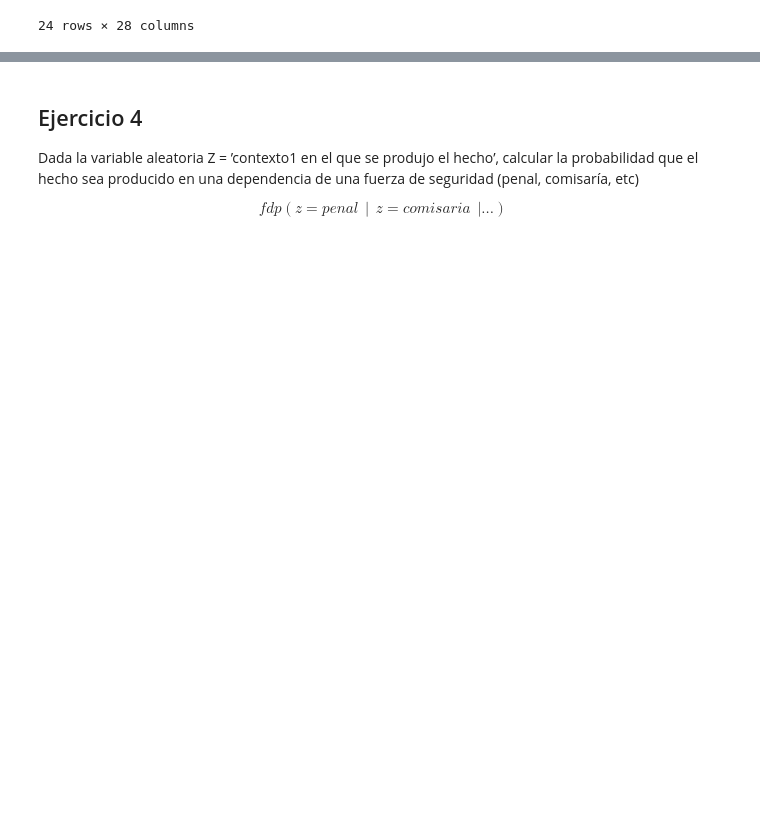
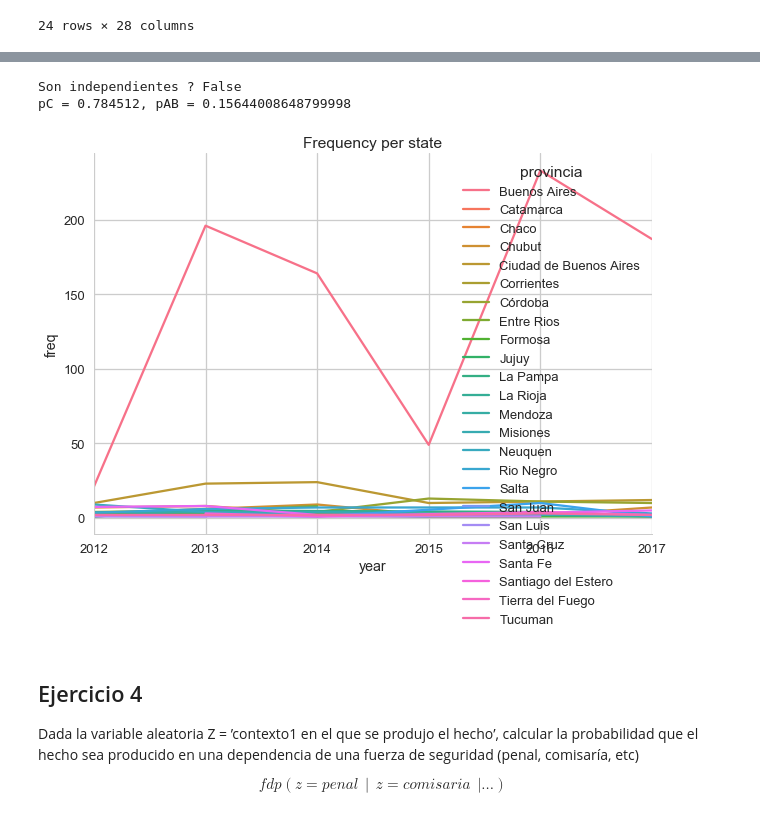
Before and after one commit to rodricarranza/DiploDatos, a Jupyter notebook: analysis_and_visualization/tasks/task1.ipynb, the cells around one changed output, grey strips where cells are left out. Drawn from its saved outputs; the diff is of its cells as text; code cells hidden in the pictures; blank space fills up the shorter version.

```diff
--- a/analysis_and_visualization/tasks/task1.ipynb
+++ b/analysis_and_visualization/tasks/task1.ipynb
@@ -278,3 +287,23 @@ p ( xi , y j ) = p ( x i ) q ( y j ) ∀ ( x i , y j ) ∈ R XY
+# %%
+pC = 0.784512 # Ocurrió en Bs. As. durante el 2016
+pA = 0.693182 # Ocurrió en Bs As.
+pB = 0.225684 # Ocurrió en 2016
+pAB = pA * pB
+
+print('Son independientes ? {}'.format(pC == pAB))
+print('pC = {}, pAB = {}'.format(pC, pAB))
+# %% [output]
+Son independientes ? False
+pC = 0.784512, pAB = 0.15644008648799998
+# %%
+_, ax_freq = plt.subplots(figsize=(10, 7))
+ax_freq.set_title('Frequency per state')
+
+groupedByStateAndYear = dataset.groupby(['provincia', 'year']).size().reset_index(name='freq')
+seaborn.tsplot(data=groupedByStateAndYear, time='year', unit = "provincia", condition='provincia', value='freq')
+seaborn.despine()
+# %% [output]
+[figure, added]
 # %% [markdown]
 ## Ejercicio 4
 
```
Also changed, not shown: parts of 8 cells of this notebook.
